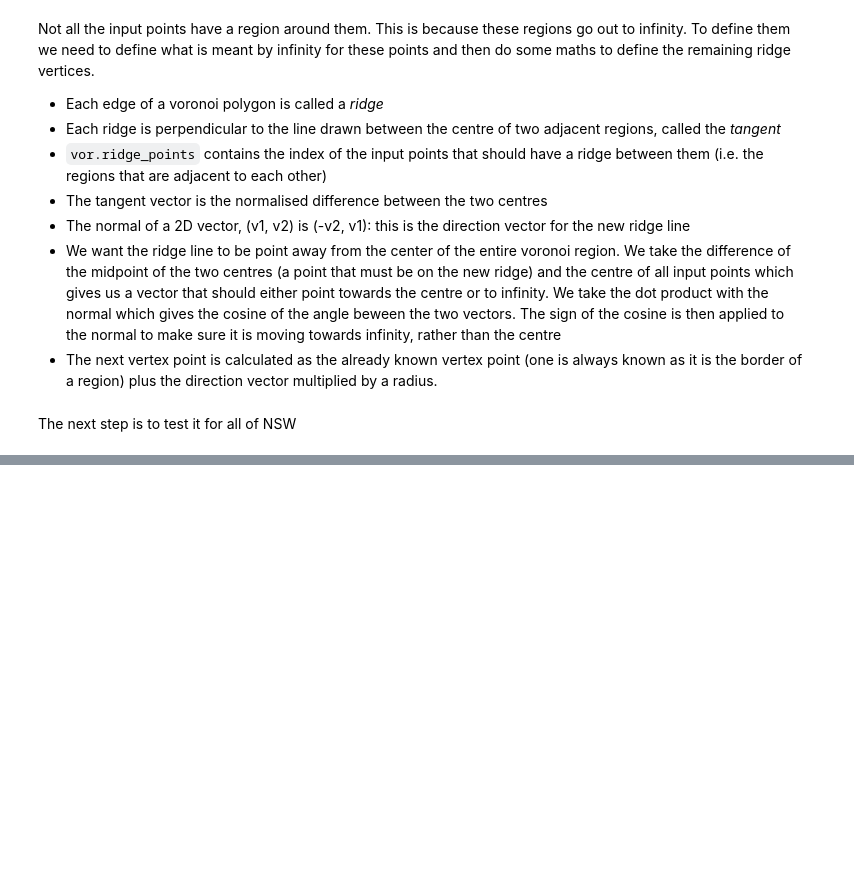
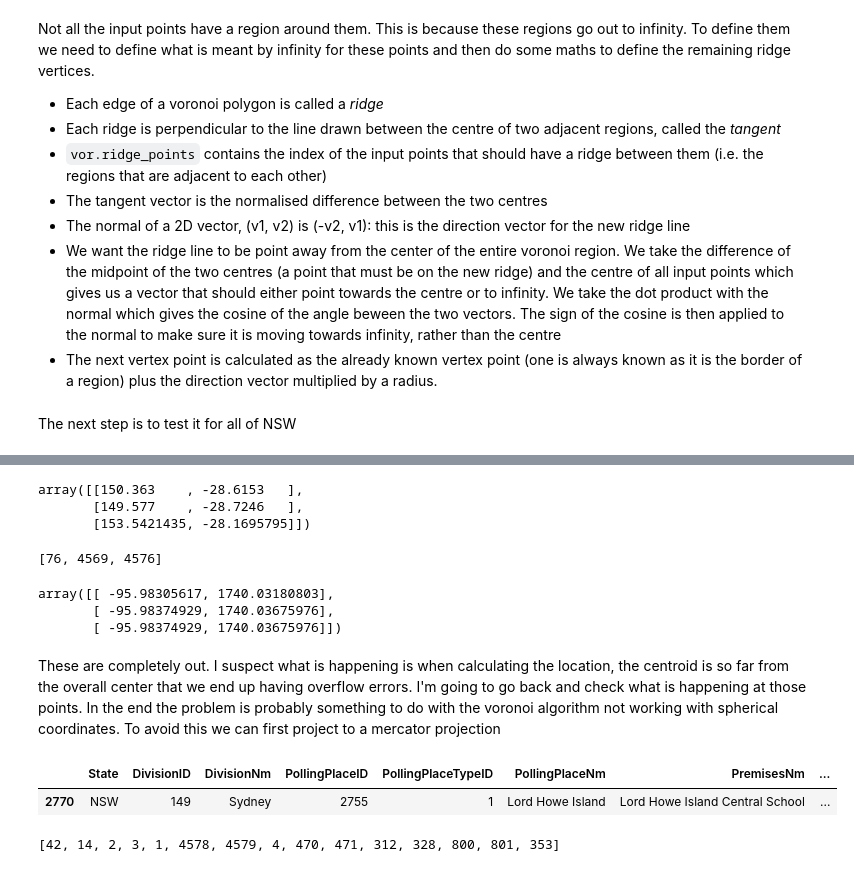
Before and after one commit to RachelBunder/gerrymandering_australia, a Jupyter notebook: explore_booths.ipynb, the cells around one changed output, grey strips where cells are left out. Saved outputs shown, nothing was run; the diff lists cells and outputs as text; code cells hidden in the pictures; blank space fills up the shorter version.

```diff
--- a/explore_booths.ipynb
+++ b/explore_booths.ipynb
@@ -337,0 +524,6 @@ The next step is to test it for all of NSW
+# %%
+vor.points[[1733, 1735, 1987]]
+# %% [output]
+array([[150.363    , -28.6153   ],
+       [149.577    , -28.7246   ],
+       [153.5421435, -28.1695795]])
@@ -337,0 +533,24 @@ The next step is to test it for all of NSW
+# %%
+# Find the vertices that are well beyond Australia
+[v for v, vertex in enumerate(vertices) if vertex[0] < 80]
+# %% [output]
+[76, 4569, 4576]
+# %%
+# Coordinates of these vertices
+vertices[[76, 4569, 4576]]
+# %% [output]
+array([[ -95.98305617, 1740.03180803],
+       [ -95.98374929, 1740.03675976],
+       [ -95.98374929, 1740.03675976]])
+# %% [markdown]
+These are completely out. I suspect what is happening is when calculating the location, the centroid is so far from the overall center that we end up having overflow errors. I'm going to go back and check what is happening at those points. In the end the problem is probably something to do with the voronoi algorithm not working with spherical coordinates. To avoid this we can first project to a mercator projection
+# %%
+booths_nsw[booths_nsw['PollingPlaceID']==2755]
+# %% [output]
+|  | State | DivisionID | DivisionNm | PollingPlaceID | PollingPlaceTypeID | PollingPlaceNm | PremisesNm | ... |
+| 2770 | NSW | 149 | Sydney | 2755 | 1 | Lord Howe Island | Lord Howe Island Central School | ... |
+# %%
+# Lord Howe Island region: all the vertices in
+regions[2192]
+# %% [output]
+[42, 14, 2, 3, 1, 4578, 4579, 4, 470, 471, 312, 328, 800, 801, 353]
```
Also changed, not shown: parts of 24 cells of this notebook.
